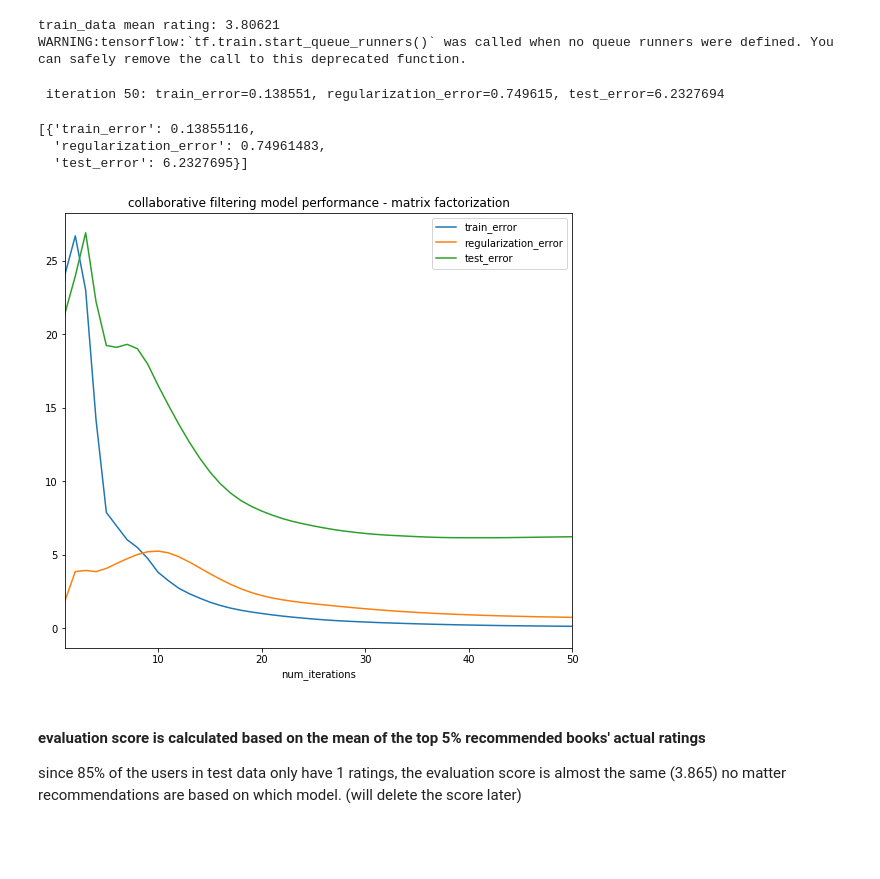
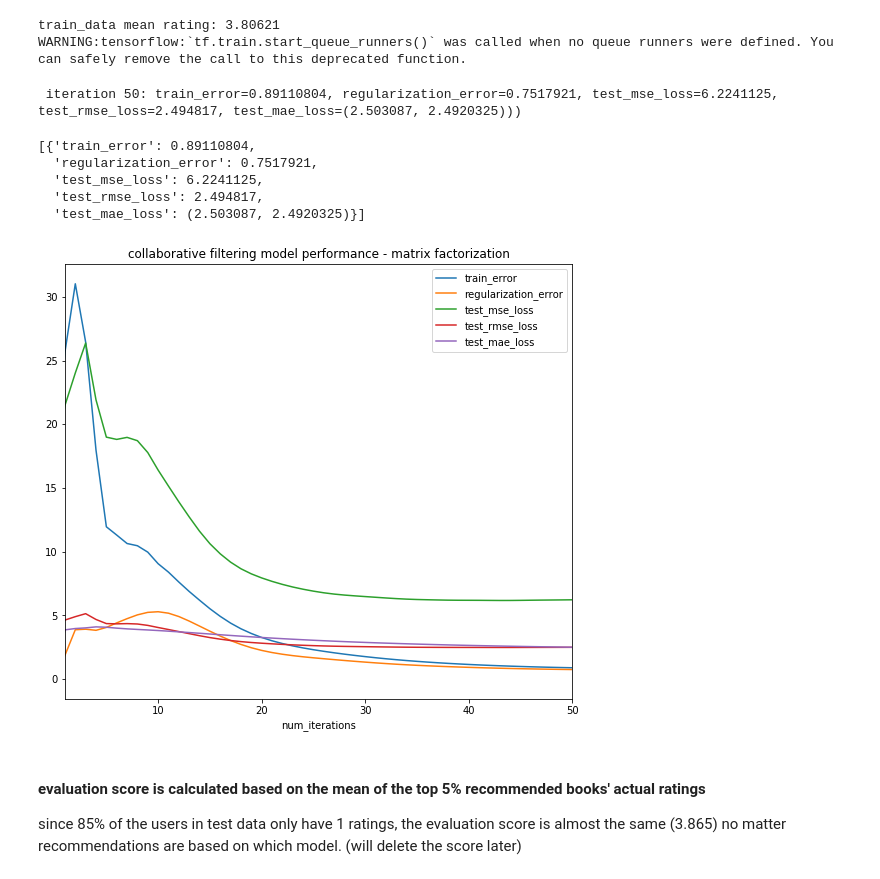
Before and after one commit to elainewyq/Goodreads_Book_Recommender, a Jupyter notebook: Baseline_vs_CFModel.ipynb, the cells around one changed output. Saved outputs shown, nothing was run; the diff lists cells and outputs as text; code cells hidden in the pictures; blank space fills up the shorter version.

```diff
--- a/Baseline_vs_CFModel.ipynb
+++ b/Baseline_vs_CFModel.ipynb
@@ -96,11 +143,3 @@ model_reg = build_CF_model(reviews, embedding_dim=30, init_stddev=0.05,
 # %% [output]
 train_data mean rating: 3.80621
 WARNING:tensorflow:`tf.train.start_queue_runners()` was called when no queue runners were defined. You can safely remove the call to this deprecated function.
-# %%
-model_reg.train(num_iterations=50)
-# %% [output]
- iteration 50: train_error=0.138551, regularization_error=0.749615, test_error=6.2327694
-[{'train_error': 0.13855116,
-  'regularization_error': 0.74961483,
-  'test_error': 6.2327695}]
-[figure, removed]
@@ -114,3 +146,16 @@ model_reg_grv.train(num_iterations=50)
+# %%
+start_time = timeit.default_timer()
+model_reg.train(num_iterations=50)
+
+print('\ntime spent for the process is %.5f seconds'% (timeit.default_timer() - start_time))
+# %% [output]
+ iteration 50: train_error=0.89110804, regularization_error=0.7517921, test_mse_loss=6.2241125, test_rmse_loss=2.494817, test_mae_loss=(2.503087, 2.4920325)))
+[{'train_error': 0.89110804,
+  'regularization_error': 0.7517921,
+  'test_mse_loss': 6.2241125,
+  'test_rmse_loss': 2.494817,
+  'test_mae_loss': (2.503087, 2.4920325)}]
+[figure, added]
 # %% [markdown]
 #### evaluation score is calculated based on  the mean of the top 5% recommended books' actual ratings
 
```
Also changed, not shown: parts of 33 cells of this notebook.
